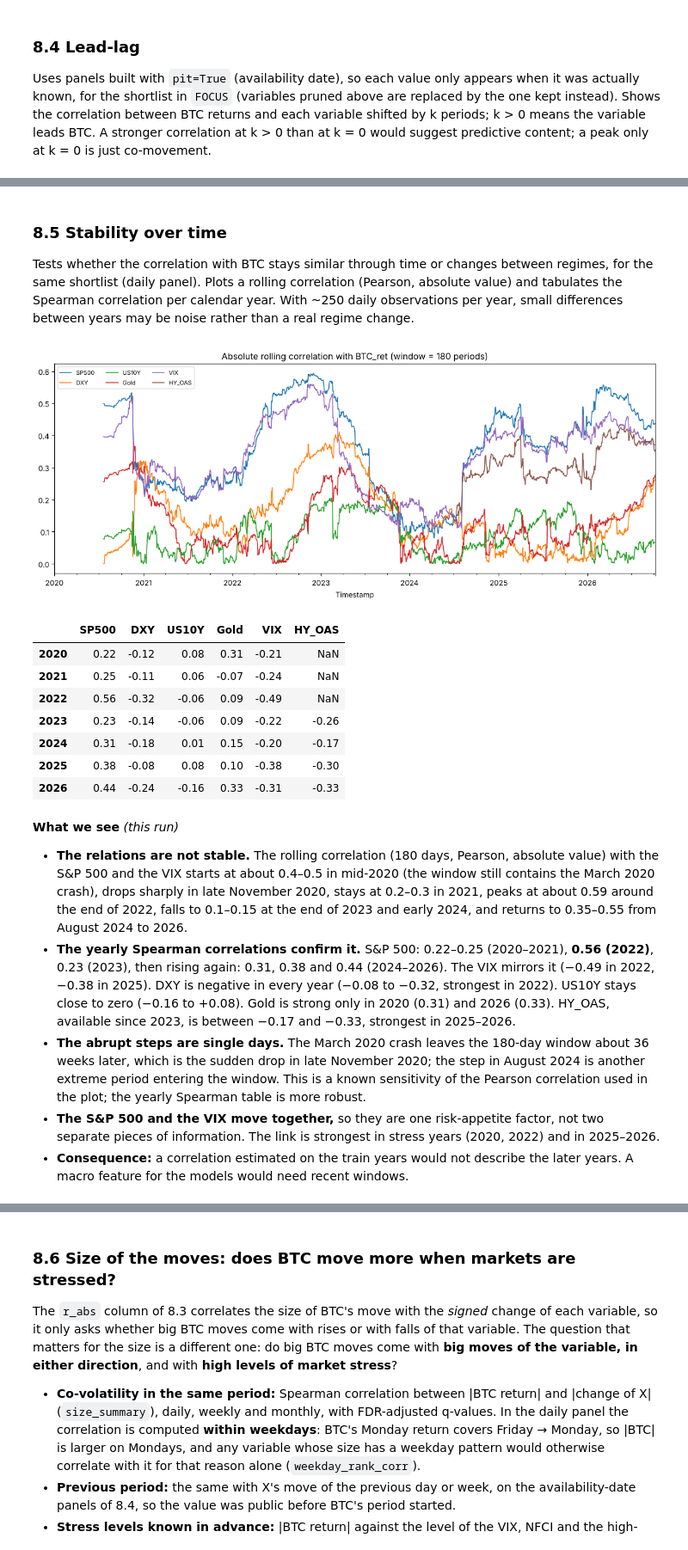
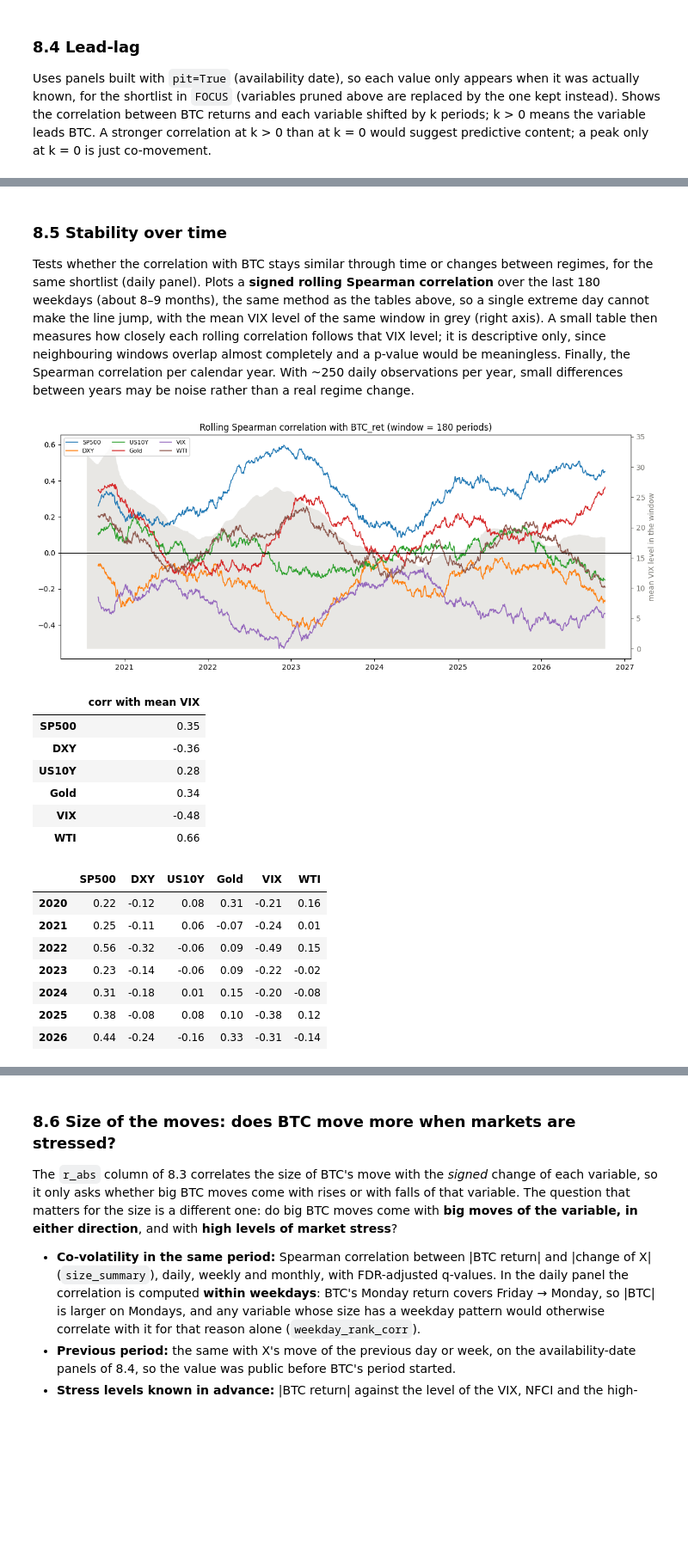
Before and after one commit to Descalabreitor/IAI600-final-project, a Jupyter notebook: data-analysis.ipynb, the cells around one changed output, grey strips where cells are left out. Shown at 86% size. Drawn from its saved outputs; the diff is of its cells as text; code cells hidden in the pictures; blank space fills up the shorter version.

Commit message:
Update the rolling correlation to use spearman instead of pearson. That way we use the same method for everything.

```diff
--- a/data-analysis.ipynb
+++ b/data-analysis.ipynb
@@ -950,27 +951,33 @@ The macro variables move *together* with BTC, they do not move *before* it. A fo
 # %% [markdown]
 ### 8.5 Stability over time
 
-Tests whether the correlation with BTC stays similar through time or changes between regimes, for the same shortlist (daily panel). Plots a rolling correlation (Pearson, absolute value) and tabulates the Spearman correlation per calendar year. With ~250 daily observations per year, small differences between years may be noise rather than a real regime change.
+Tests whether the correlation with BTC stays similar through time or changes between regimes, for the same shortlist (daily panel). Plots a **signed rolling Spearman correlation** over the last 180 weekdays (about 8–9 months), the same method as the tables above, so a single extreme day cannot make the line jump, with the mean VIX level of the same window in grey (right axis). A small table then measures how closely each rolling correlation follows that VIX level; it is descriptive only, since neighbouring windows overlap almost completely and a p-value would be meaningless. Finally, the Spearman correlation per calendar year. With ~250 daily observations per year, small differences between years may be noise rather than a real regime change.
-# %%
-vars_d = [v for v in focus if v in panels["D"].columns]
-rolling_corr_plot(panels["D"], vars_d, window=ROLL_WINDOW, absolute=True)
-plt.show()
-corr_by_year(panels["D"], vars_d, method=METHOD).round(2)
-# %% [output]
-[figure, removed]
-|  | SP500 | DXY | US10Y | Gold | VIX | HY_OAS |
-| 2020 | 0.22 | -0.12 | 0.08 | 0.31 | -0.21 | NaN |
-| 2021 | 0.25 | -0.11 | 0.06 | -0.07 | -0.24 | NaN |
-| 2022 | 0.56 | -0.32 | -0.06 | 0.09 | -0.49 | NaN |
-| 2023 | 0.23 | -0.14 | -0.06 | 0.09 | -0.22 | -0.26 |
-| 2024 | 0.31 | -0.18 | 0.01 | 0.15 | -0.20 | -0.17 |
-| 2025 | 0.38 | -0.08 | 0.08 | 0.10 | -0.38 | -0.30 |
-| 2026 | 0.44 | -0.24 | -0.16 | 0.33 | -0.31 | -0.33 |
-# %% [markdown]
-**What we see** *(this run)*
-
-- **The relations are not stable.** The rolling correlation (180 days, Pearson, absolute value) with the S&P 500 and the VIX starts at about 0.4–0.5 in mid-2020 (the window still contains the March 2020 crash), drops sharply in late November 2020, stays at 0.2–0.3 in 2021, peaks at about 0.59 around the end of 2022, falls to 0.1–0.15 at the end of 2023 and early 2024, and returns to 0.35–0.55 from August 2024 to 2026.
-- **The yearly Spearman correlations confirm it.** S&P 500: 0.22–0.25 (2020–2021), **0.56 (2022)**, 0.23 (2023), then rising again: 0.31, 0.38 and 0.44 (2024–2026). The VIX mirrors it (−0.49 in 2022, −0.38 in 2025). DXY is negative in every year (−0.08 to −0.32, strongest in 2022). US10Y stays close to zero (−0.16 to +0.08). Gold is strong only in 2020 (0.31) and 2026 (0.33). HY_OAS, available since 2023, is between −0.17 and −0.33, strongest in 2025–2026.
-- **The abrupt steps are single days.** The March 2020 crash leaves the 180-day window about 36 weeks later, which is the sudden drop in late November 2020; the step in August 2024 is another extreme period entering the window. This is a known sensitivity of the Pearson correlation used in the plot; the yearly Spearman table is more robust.
-- **The S&P 500 and the VIX move together,** so they are one risk-appetite factor, not two separate pieces of information. The link is strongest in stress years (2020, 2022) and in 2025–2026.
-- **Consequence:** a correlation estimated on the train years would not describe the later years. A macro feature for the models would need recent windows.
+# %%
+vars_d = [v for v in focus if v in panels["D"].columns]
+vix_mean = level_panel(btc_close["D"], macro, ["VIX"], pit=False, start=START)["VIX"].rolling(
+    ROLL_WINDOW, min_periods=int(ROLL_WINDOW * 0.8)).mean()          # mean VIX level over the same window
+_, roll = rolling_corr_plot(panels["D"], vars_d, window=ROLL_WINDOW, method=METHOD,
+                            background=vix_mean, background_label="mean VIX level in the window")
+plt.show()
+
+# How closely does each rolling correlation follow market stress? (descriptive: windows overlap)
+link = pd.Series({v: s.corr(vix_mean.reindex(s.index)) for v, s in roll.items()}, name="corr with mean VIX")
+display(link.round(2).to_frame())
+corr_by_year(panels["D"], vars_d, method=METHOD).round(2)
+# %% [output]
+[figure, added]
+|  | corr with mean VIX |
+| SP500 | 0.35 |
+| DXY | -0.36 |
+| US10Y | 0.28 |
+| Gold | 0.34 |
+| VIX | -0.48 |
+| WTI | 0.66 |
+|  | SP500 | DXY | US10Y | Gold | VIX | WTI |
+| 2020 | 0.22 | -0.12 | 0.08 | 0.31 | -0.21 | 0.16 |
+| 2021 | 0.25 | -0.11 | 0.06 | -0.07 | -0.24 | 0.01 |
+| 2022 | 0.56 | -0.32 | -0.06 | 0.09 | -0.49 | 0.15 |
+| 2023 | 0.23 | -0.14 | -0.06 | 0.09 | -0.22 | -0.02 |
+| 2024 | 0.31 | -0.18 | 0.01 | 0.15 | -0.20 | -0.08 |
+| 2025 | 0.38 | -0.08 | 0.08 | 0.10 | -0.38 | 0.12 |
+| 2026 | 0.44 | -0.24 | -0.16 | 0.33 | -0.31 | -0.14 |
```
Also changed, not shown: parts of 20 cells of this notebook, 1 other file.
